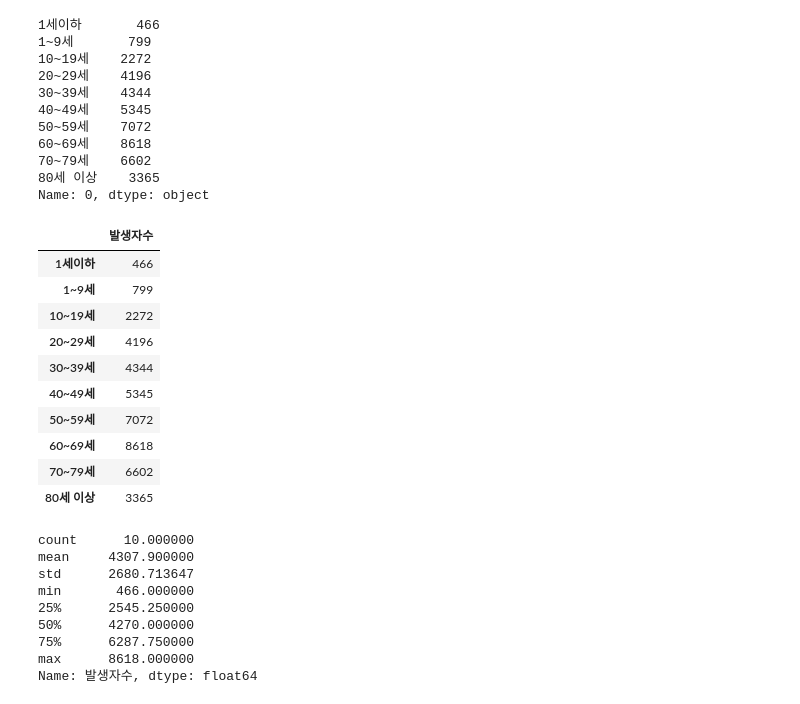
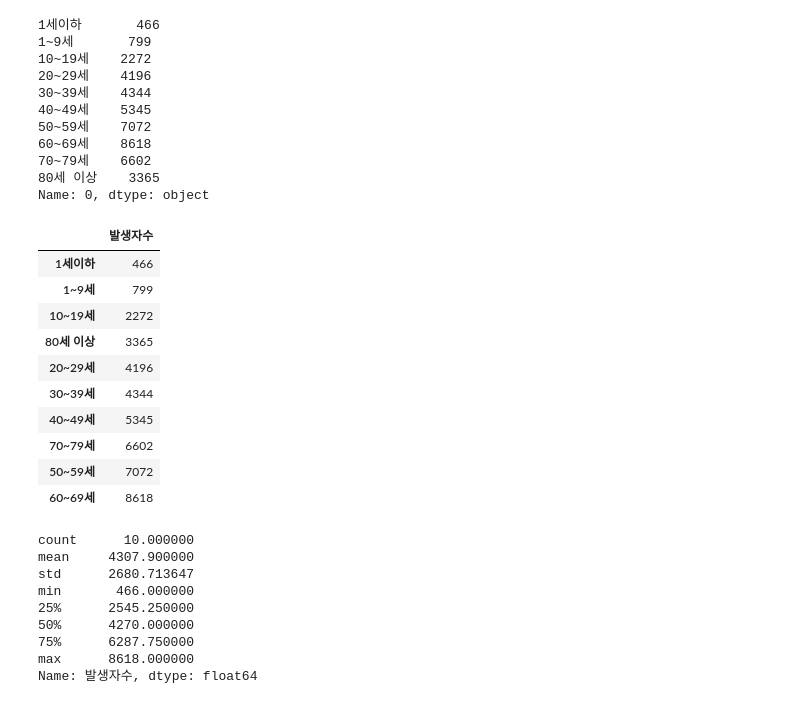
Before and after one commit to kdj0712/rare_field_fastapis, a Jupyter notebook: data/data_analysis/persona2/ipynb/persona2_DDA_yugyeong_accrual.ipynb, the cells around one changed output. Cells and saved outputs as stored; diff of their text form; code cells hidden in the pictures.

```diff
--- a/data/data_analysis/persona2/ipynb/persona2_DDA_yugyeong_accrual.ipynb
+++ b/data/data_analysis/persona2/ipynb/persona2_DDA_yugyeong_accrual.ipynb
@@ -199,20 +199,20 @@ Name: 0, dtype: object
 # %%
 # DataFrame 만들어주기
 df_age_accural = pd.DataFrame(total_age02)
 df_age_accural.columns = ['발생자수']
-df_age_accural
+df_age_accural.sort_values('발생자수')
 # %% [output]
 |  | 발생자수 |
 | 1세이하 | 466 |
 | 1~9세 | 799 |
 | 10~19세 | 2272 |
+| 80세 이상 | 3365 |
 | 20~29세 | 4196 |
 | 30~39세 | 4344 |
 | 40~49세 | 5345 |
+| 70~79세 | 6602 |
 | 50~59세 | 7072 |
 | 60~69세 | 8618 |
-| 70~79세 | 6602 |
-| 80세 이상 | 3365 |
 # %%
 # datatype 변경
 df_age_accural['발생자수'] = df_age_accural['발생자수'].astype(int)
```
Also changed, not shown: parts of 36 cells of this notebook, 6 other files.
